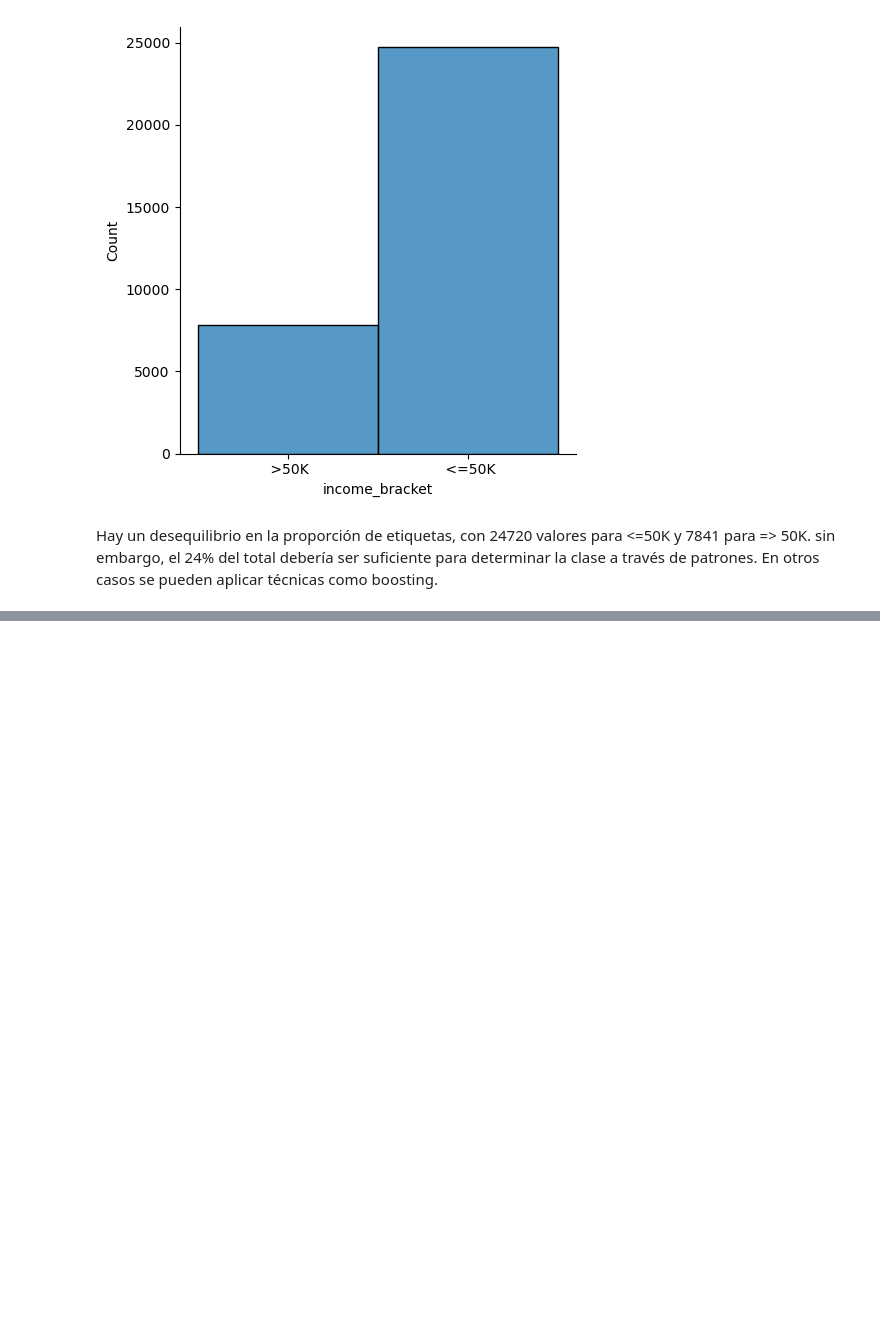
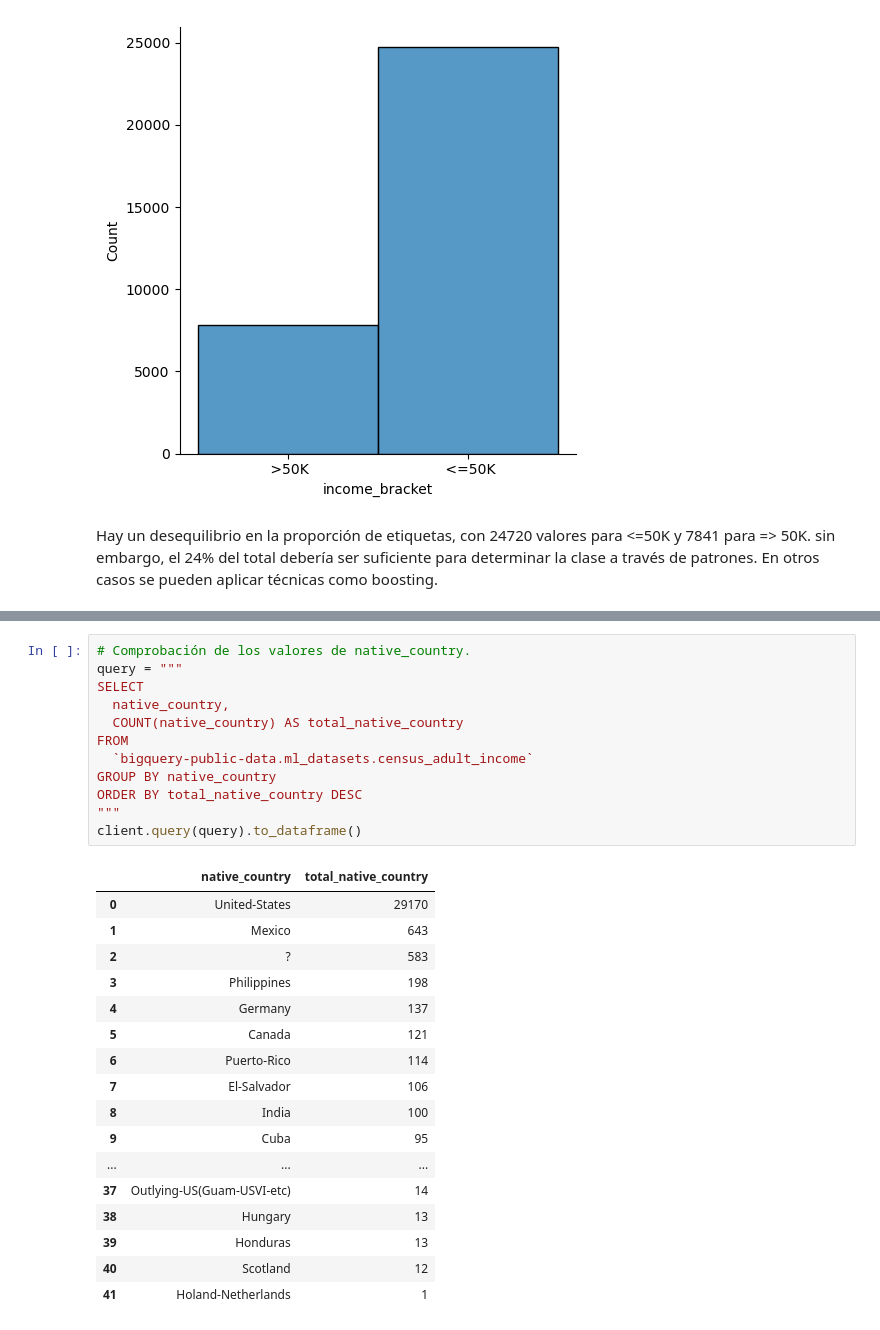
Before and after one commit to bryanfree66/bqml-examples, a Jupyter notebook: bqml_lr.ipynb, the cells around one changed output, grey strips where cells are left out. Drawn from its saved outputs; the diff is of its cells as text; blank space fills up the shorter version.

```diff
--- a/bqml_lr.ipynb
+++ b/bqml_lr.ipynb
@@ -261,0 +348,30 @@ Hay un desequilibrio en la proporción de etiquetas, con 24720 valores para <=50
+# %%
+# Comprobación de los valores de native_country.
+query = """
+SELECT
+  native_country,
+  COUNT(native_country) AS total_native_country
+FROM
+  `bigquery-public-data.ml_datasets.census_adult_income`
+GROUP BY native_country
+ORDER BY total_native_country DESC
+"""
+client.query(query).to_dataframe()
+# %% [output]
+|  | native_country | total_native_country |
+| 0 | United-States | 29170 |
+| 1 | Mexico | 643 |
+| 2 | ? | 583 |
+| 3 | Philippines | 198 |
+| 4 | Germany | 137 |
+| 5 | Canada | 121 |
+| 6 | Puerto-Rico | 114 |
+| 7 | El-Salvador | 106 |
+| 8 | India | 100 |
+| 9 | Cuba | 95 |
+| ... | ... | ... |
+| 37 | Outlying-US(Guam-USVI-etc) | 14 |
+| 38 | Hungary | 13 |
+| 39 | Honduras | 13 |
+| 40 | Scotland | 12 |
+| 41 | Holand-Netherlands | 1 |
```
Also changed, not shown: parts of 5 cells of this notebook.
